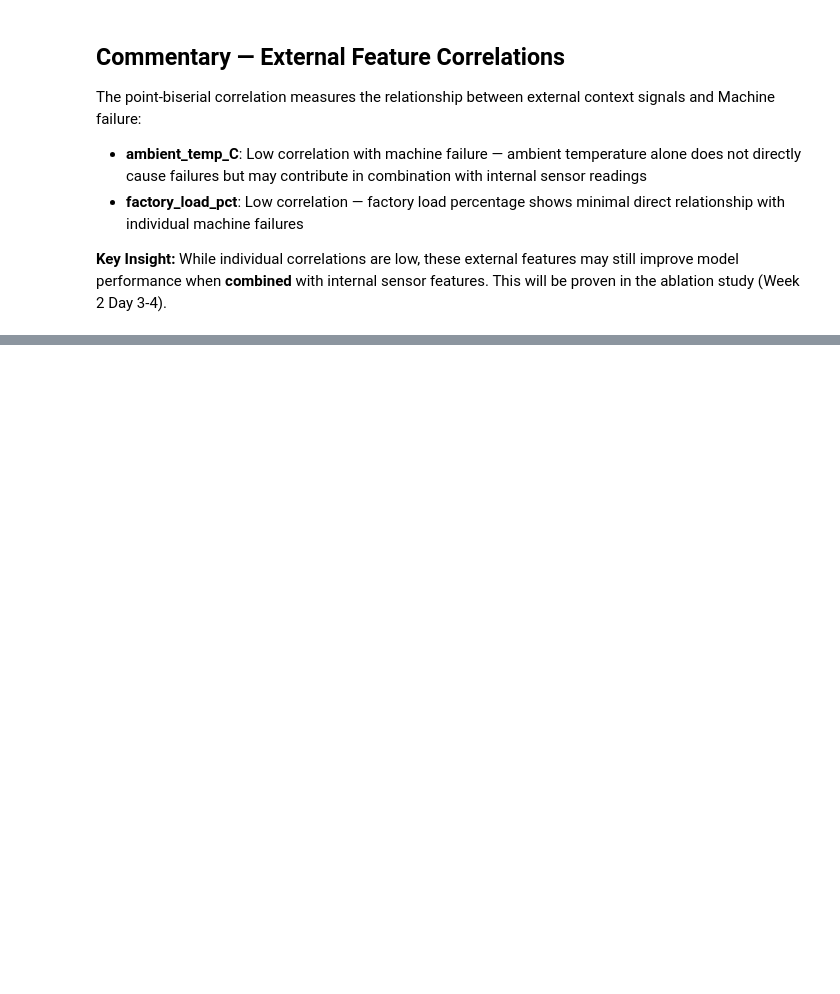
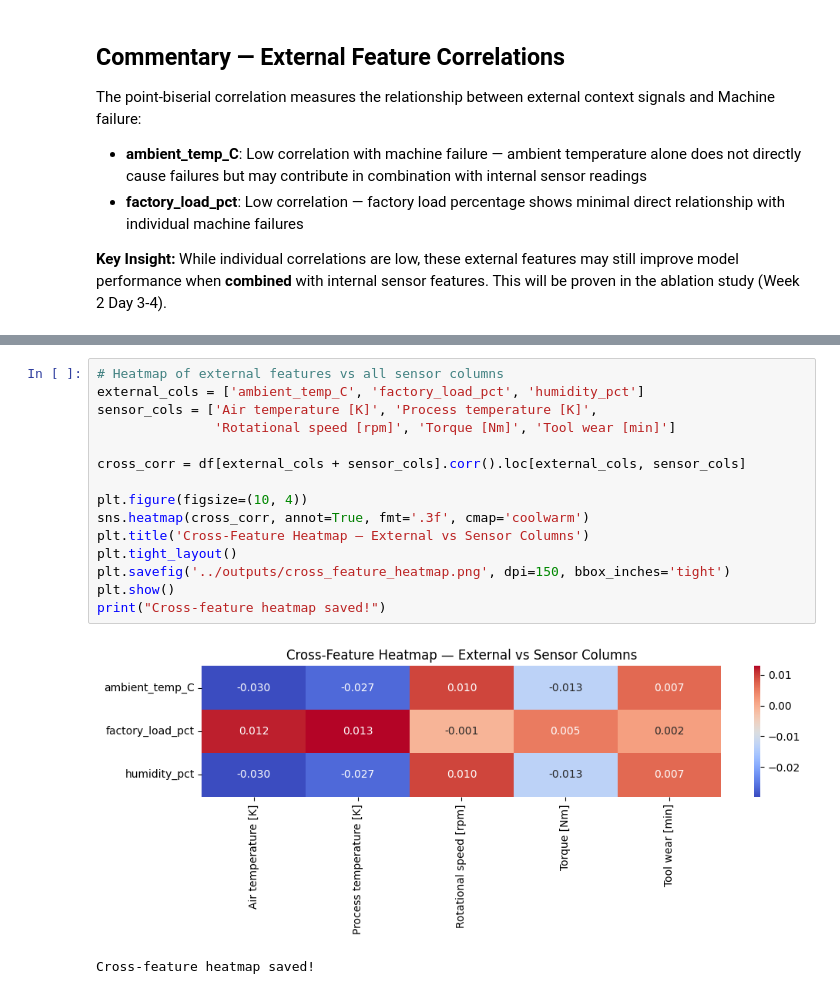
Before and after one commit to tarunsaxena2/predictive-maintance-iot, a Jupyter notebook: notebooks/week2_eda.ipynb, the cells around one changed output, grey strips where cells are left out. Saved outputs shown, nothing was run; the diff lists cells and outputs as text; blank space fills up the shorter version.

```diff
--- a/notebooks/week2_eda.ipynb
+++ b/notebooks/week2_eda.ipynb
@@ -125,0 +205,18 @@ While individual correlations are low, these external features may still improve
+# %%
+# Heatmap of external features vs all sensor columns
+external_cols = ['ambient_temp_C', 'factory_load_pct', 'humidity_pct']
+sensor_cols = ['Air temperature [K]', 'Process temperature [K]',
+               'Rotational speed [rpm]', 'Torque [Nm]', 'Tool wear [min]']
+
+cross_corr = df[external_cols + sensor_cols].corr().loc[external_cols, sensor_cols]
+
+plt.figure(figsize=(10, 4))
+sns.heatmap(cross_corr, annot=True, fmt='.3f', cmap='coolwarm')
+plt.title('Cross-Feature Heatmap — External vs Sensor Columns')
+plt.tight_layout()
+plt.savefig('../outputs/cross_feature_heatmap.png', dpi=150, bbox_inches='tight')
+plt.show()
+print("Cross-feature heatmap saved!")
+# %% [output]
+[figure, added]
+Cross-feature heatmap saved!
```
Also changed, not shown: parts of 9 cells of this notebook, 2 other files.
